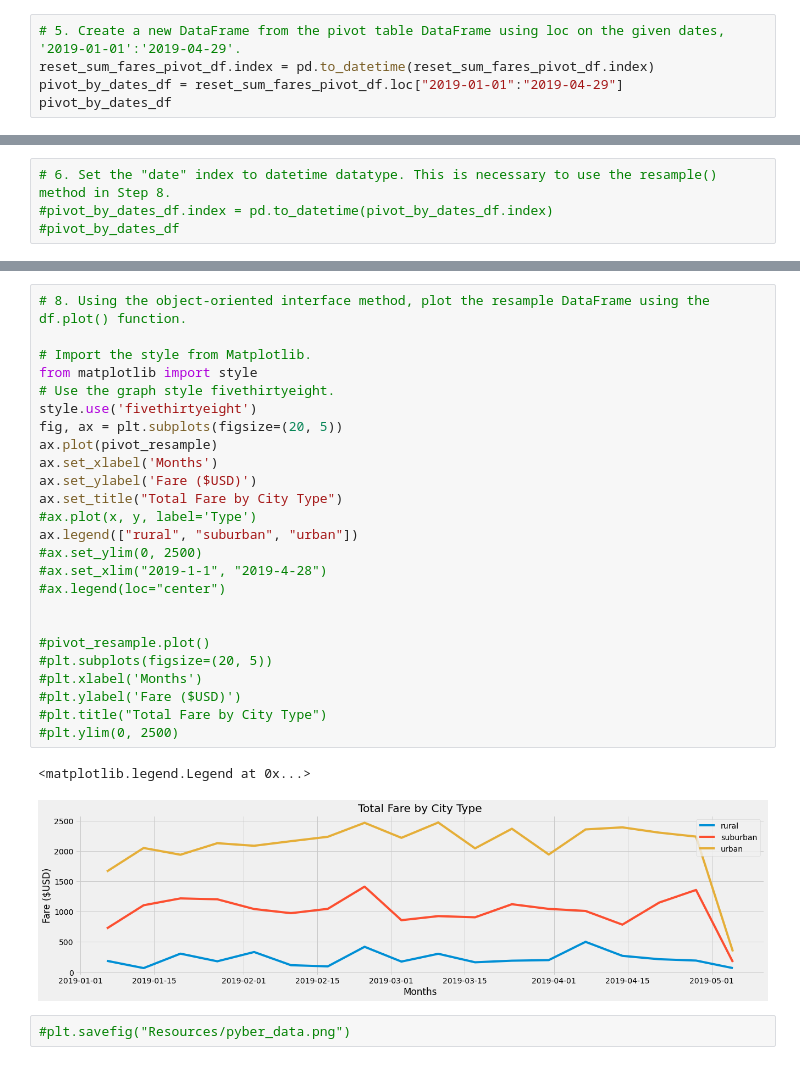
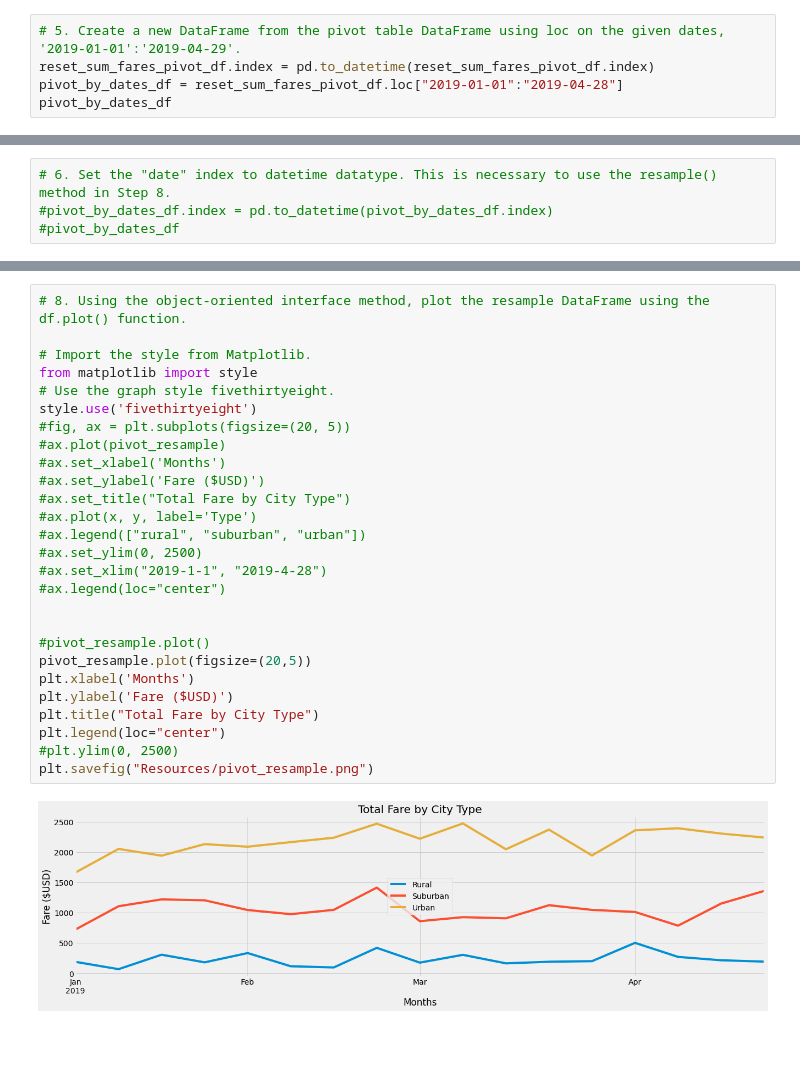
Before and after one commit to NicholasHenry246/PyBer_Analysis, a Jupyter notebook: PyBer_Challenge.ipynb, the cells around one changed output, grey strips where cells are left out. Cells and saved outputs as stored; diff of their text form; blank space fills up the shorter version.

Commit message:
Adding resources

```diff
--- a/PyBer_Challenge.ipynb
+++ b/PyBer_Challenge.ipynb
@@ -195,7 +195,7 @@ reset_sum_fares_pivot_df
 # %%
 # 5. Create a new DataFrame from the pivot table DataFrame using loc on the given dates, '2019-01-01':'2019-04-29'.
 reset_sum_fares_pivot_df.index = pd.to_datetime(reset_sum_fares_pivot_df.index)
-pivot_by_dates_df = reset_sum_fares_pivot_df.loc["2019-01-01":"2019-04-29"]
+pivot_by_dates_df = reset_sum_fares_pivot_df.loc["2019-01-01":"2019-04-28"]
 pivot_by_dates_df
 # %% [output]
 | type | Rural | Suburban | Urban |
@@ -257,30 +258,29 @@ pivot_resample
 # %%
 # 8. Using the object-oriented interface method, plot the resample DataFrame using the df.plot() function.
 
 # Import the style from Matplotlib.
 from matplotlib import style
 # Use the graph style fivethirtyeight.
 style.use('fivethirtyeight')
-fig, ax = plt.subplots(figsize=(20, 5))
-ax.plot(pivot_resample)
-ax.set_xlabel('Months')
-ax.set_ylabel('Fare ($USD)')
-ax.set_title("Total Fare by City Type")
+#fig, ax = plt.subplots(figsize=(20, 5))
+#ax.plot(pivot_resample)
+#ax.set_xlabel('Months')
+#ax.set_ylabel('Fare ($USD)')
+#ax.set_title("Total Fare by City Type")
 #ax.plot(x, y, label='Type')
-ax.legend(["rural", "suburban", "urban"])
+#ax.legend(["rural", "suburban", "urban"])
 #ax.set_ylim(0, 2500)
 #ax.set_xlim("2019-1-1", "2019-4-28")
 #ax.legend(loc="center")
 
 
 #pivot_resample.plot()
-#plt.subplots(figsize=(20, 5))
-#plt.xlabel('Months')
-#plt.ylabel('Fare ($USD)')
-#plt.title("Total Fare by City Type")
+pivot_resample.plot(figsize=(20,5))
+plt.xlabel('Months')
+plt.ylabel('Fare ($USD)')
+plt.title("Total Fare by City Type")
+plt.legend(loc="center")
 #plt.ylim(0, 2500)
+plt.savefig("Resources/pivot_resample.png")
 # %% [output]
-<matplotlib.legend.Legend at 0x...>
-[figure, old version]
+[figure, new version]
-# %%
-#plt.savefig("Resources/pyber_data.png")
```
Also changed, not shown: parts of 4 cells of this notebook, 1 other file.
